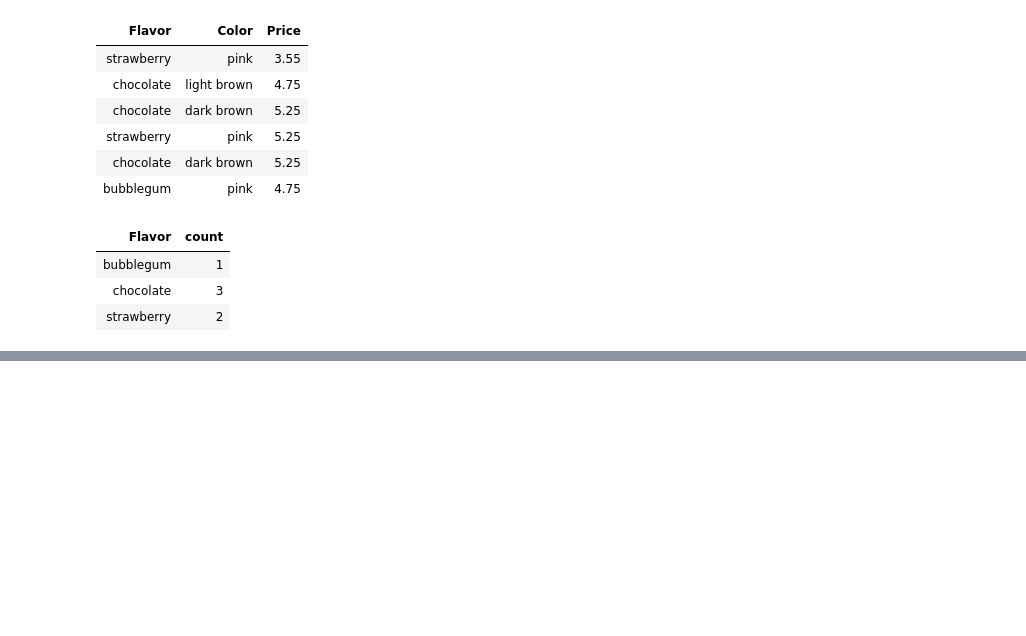
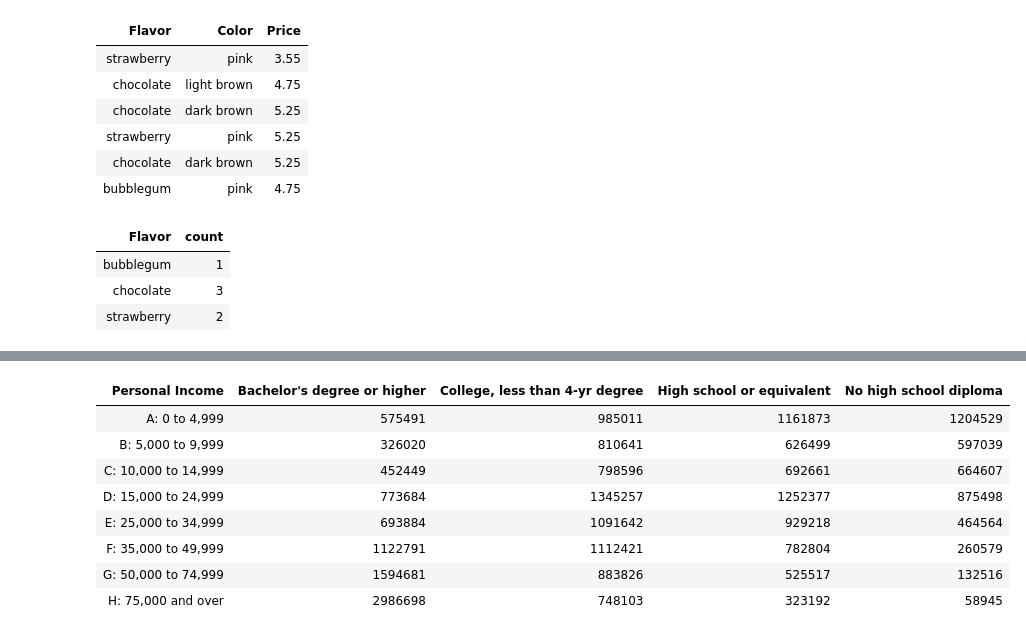
Before and after one commit to Matthew-HMS/Datascience101, a Jupyter notebook: Function.ipynb, the cells around one changed output, grey strips where cells are left out. Drawn from its saved outputs; the diff is of its cells as text; code cells hidden in the pictures; blank space fills up the shorter version.

```diff
--- a/Function.ipynb
+++ b/Function.ipynb
@@ -333,0 +419,13 @@ more_cones.group('Flavor')
+# %%
+total = edu_inc.pivot('Educational Attainment', 'Personal Income', values = 'Population Count', collect = sum)
+total
+# %% [output]
+| Personal Income | Bachelor's degree or higher | College, less than 4-yr degree | High school or equivalent | No high school diploma |
+| A: 0 to 4,999 | 575491 | 985011 | 1161873 | 1204529 |
+| B: 5,000 to 9,999 | 326020 | 810641 | 626499 | 597039 |
+| C: 10,000 to 14,999 | 452449 | 798596 | 692661 | 664607 |
+| D: 15,000 to 24,999 | 773684 | 1345257 | 1252377 | 875498 |
+| E: 25,000 to 34,999 | 693884 | 1091642 | 929218 | 464564 |
+| F: 35,000 to 49,999 | 1122791 | 1112421 | 782804 | 260579 |
+| G: 50,000 to 74,999 | 1594681 | 883826 | 525517 | 132516 |
+| H: 75,000 and over | 2986698 | 748103 | 323192 | 58945 |
```
Also changed, not shown: parts of 12 cells of this notebook, 1 other file.
